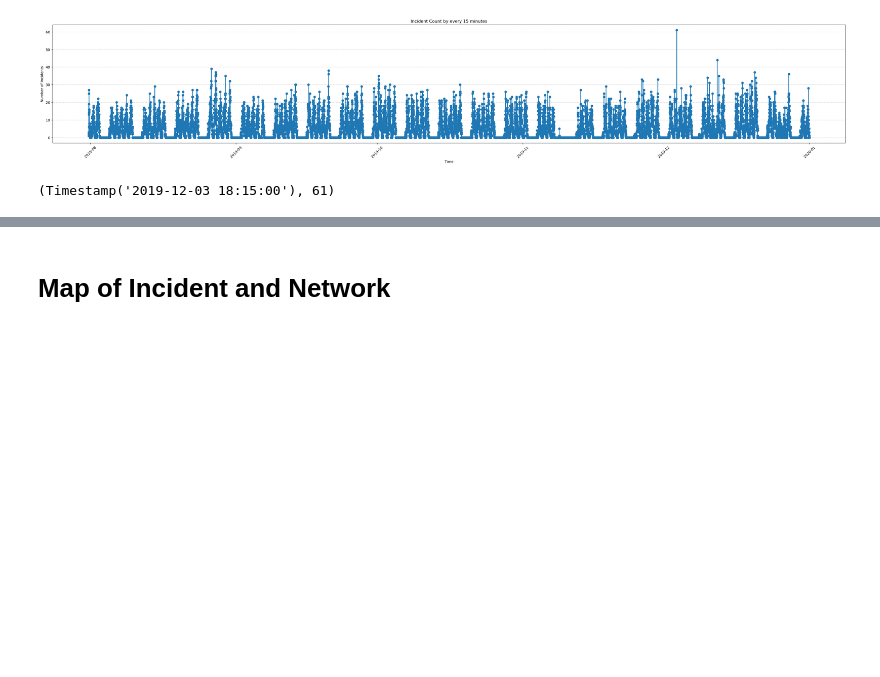
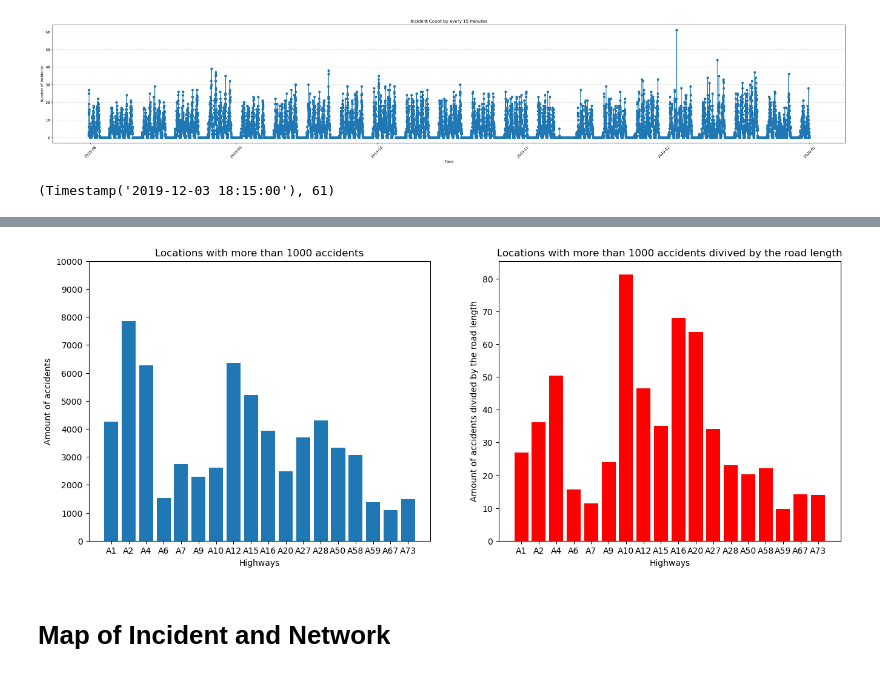
Before and after one commit to Max-Lange/CIEM6302_RWS-Project, a Jupyter notebook: Visualize_result.ipynb, the cells around one changed output, grey strips where cells are left out. Saved outputs shown, nothing was run; the diff lists cells and outputs as text; code cells hidden in the pictures; blank space fills up the shorter version.

```diff
--- a/Visualize_result.ipynb
+++ b/Visualize_result.ipynb
@@ -235,3 +260,34 @@ simultaneous_accidents(df_incident)
+# %%
+big_locations_df_accidents = locations_df_accidents[locations_df_accidents['Amount of accidents'] > 1000]
+length_big_locations_df_accidents = [157.733, 217.098, 124.723, 98, 240.969, 95.673, 32.067, 136.818, 149, 57.898, 38.862, 107.826, 187.471,
+                                     164.724, 138.916, 142, 77.881, 105.713]
+
+density_big_locations_accidents = np.zeros(len(big_locations_df_accidents))
+for i in range(len(density_big_locations_accidents)):
+    density_big_locations_accidents[i] = big_locations_df_accidents.iloc[i] / length_big_locations_df_accidents[i]
+# %%
+plt.figure(figsize=(16, 6))
+plt.subplot(1, 2, 1)
+plt.bar(np.arange(0, len(big_locations_df_accidents)), big_locations_df_accidents['Amount of accidents'])
+plt.xticks(ticks=(np.arange(0, len(big_locations_df_accidents))), labels=['A1', 'A2', 'A4', 'A6', 'A7', 'A9', 'A10',
+                                                               'A12', 'A15', 'A16', 'A20', 'A27', 'A28',
+                                                               'A50', 'A58', 'A59', 'A67', 'A73'])
+plt.xlabel('Highways')
+plt.ylabel('Amount of accidents')
+plt.title('Locations with more than 1000 accidents')
+plt.ylim(0, 10000)
+plt.yticks(np.arange(0, 10000+1000, 1000))
+
+plt.subplot(1, 2, 2)
+plt.bar(np.arange(0, len(big_locations_df_accidents)), density_big_locations_accidents, color='red')
+plt.xlabel('Highways')
+plt.ylabel('Amount of accidents divided by the road length')
+plt.title('Locations with more than 1000 accidents divived by the road length')
+plt.xticks(ticks=(np.arange(0, len(big_locations_df_accidents))), labels=['A1', 'A2', 'A4', 'A6', 'A7', 'A9', 'A10',
+                                                               'A12', 'A15', 'A16', 'A20', 'A27', 'A28',
+                                                               'A50', 'A58', 'A59', 'A67', 'A73']);
+# %% [output]
+[figure, added]
 # %% [markdown]
 # Map of Incident and Network
 # %%
```
Also changed, not shown: parts of 5 cells of this notebook.
